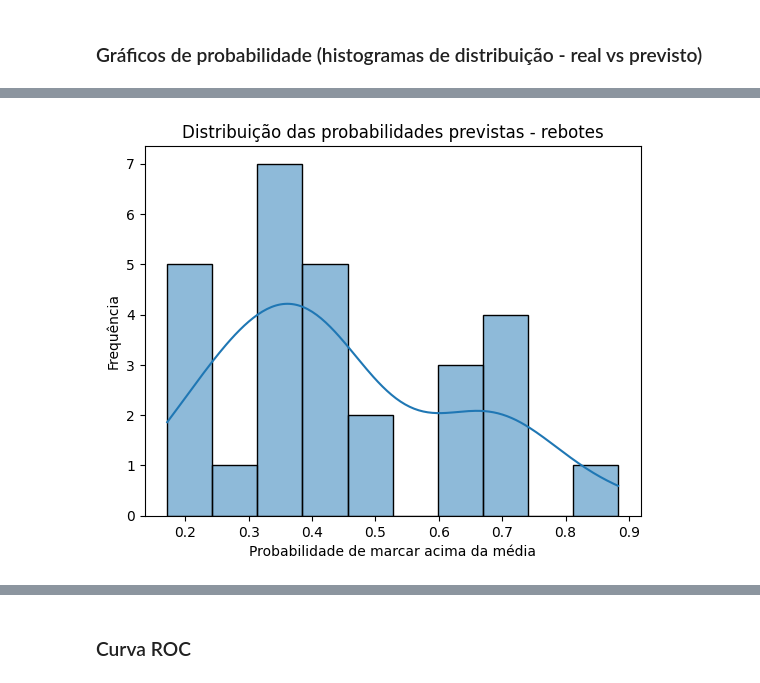
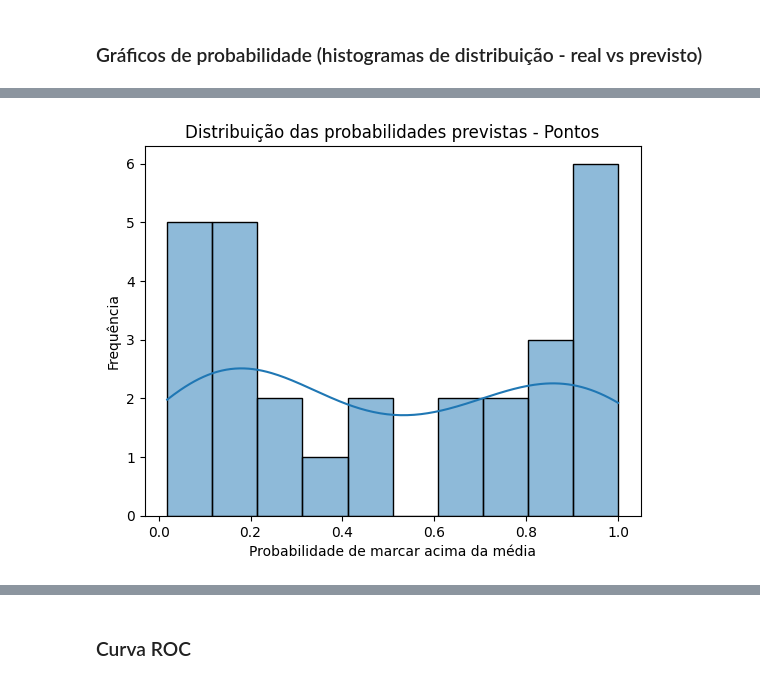
Before and after one commit to luiz-davi-m/ciencia-de-dados-nba, a Jupyter notebook: Parte 3/RF5 e RF6.ipynb, the cells around one changed output, grey strips where cells are left out. Drawn from its saved outputs; the diff is of its cells as text; code cells hidden in the pictures.

```diff
--- a/Parte 3/RF5 e RF6.ipynb
+++ b/Parte 3/RF5 e RF6.ipynb
@@ -119,3 +120,10 @@ resultados_rebotes.head()
+# %%
+def exportar_grafico(nome_arquivo):
+    caminho_destino = f'{RESULTADOS_PATH}/gráficos'
+    os.makedirs(caminho_destino, exist_ok=True)
+
+    caminho_arquivo = os.path.join(caminho_destino, nome_arquivo)
+    plt.savefig(caminho_arquivo, dpi=300, bbox_inches='tight')
 # %% [markdown]
 ### Matriz de confusão
 # %%
@@ -151,8 +153,12 @@ plt.show()
 # %% [markdown]
 ### Gráficos de probabilidade (histogramas de distribuição - real vs previsto)
 # %%
-sns.histplot(resultados_pontos['Probabilidade_acima_media_pontos'], bins=10, kde=True)
-plt.title('Distribuição das probabilidades previstas - pontos')
-plt.xlabel('Probabilidade de marcar acima da média')
-plt.ylabel('Frequência')
-plt.show()
+def plotar_distribuicao_probabilidades(resultados, estatistica_analisada):
+    sns.histplot(resultados[f'Probabilidade_acima_media_{estatistica_analisada.lower()}'], bins=10, kde=True)
+    plt.title(f'Distribuição das probabilidades previstas - {estatistica_analisada}')
+    plt.xlabel('Probabilidade de marcar acima da média')
+    plt.ylabel('Frequência')
+
+    exportar_grafico(f'probabilidade_{estatistica_analisada}_regressao_logistica.png')
+
+    plt.show()
@@ -169,8 +165,4 @@ plt.show()
-# %%
-sns.histplot(resultados_rebotes['Probabilidade_acima_media_rebotes'], bins=10, kde=True)
-plt.title('Distribuição das probabilidades previstas - rebotes')
-plt.xlabel('Probabilidade de marcar acima da média')
-plt.ylabel('Frequência')
-plt.show()
-# %% [output]
-[figure, removed]
+# %%
+plotar_distribuicao_probabilidades(resultados_pontos, 'Pontos')
+# %% [output]
+[figure, added]
```
Also changed, not shown: parts of 26 cells of this notebook, 14 other files.
